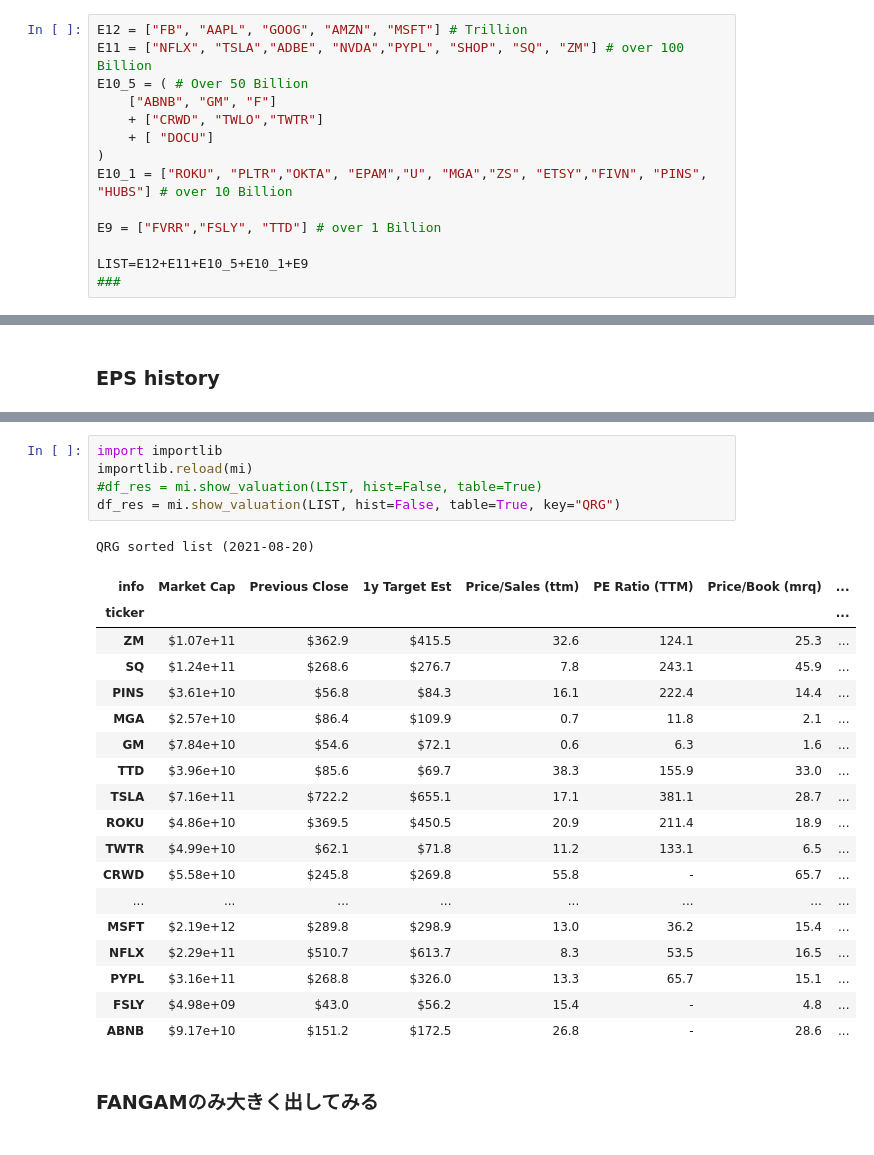
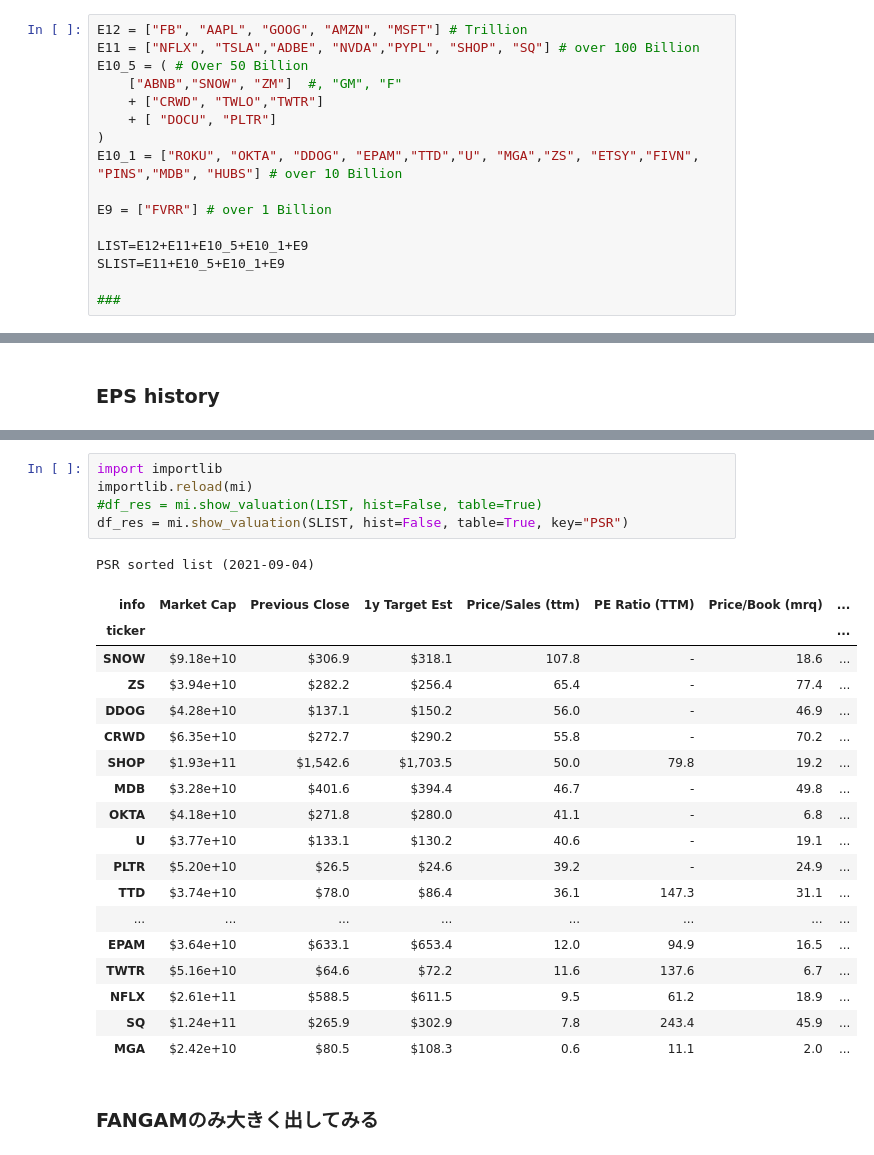
Before and after one commit to jnishii/stock-analysis, a Jupyter notebook: yahoo_fin/EPS-analysis.ipynb, the cells around one changed output, grey strips where cells are left out. Saved outputs shown, nothing was run; the diff lists cells and outputs as text.

```diff
--- a/yahoo_fin/EPS-analysis.ipynb
+++ b/yahoo_fin/EPS-analysis.ipynb
@@ -37,17 +35,19 @@ growth1=ant+saas+ecommerce
 growth2=fintech+media+techs+eauto
 # %%
 E12 = ["FB", "AAPL", "GOOG", "AMZN", "MSFT"] # Trillion
-E11 = ["NFLX", "TSLA","ADBE", "NVDA","PYPL", "SHOP", "SQ", "ZM"] # over 100 Billion
+E11 = ["NFLX", "TSLA","ADBE", "NVDA","PYPL", "SHOP", "SQ"] # over 100 Billion
 E10_5 = ( # Over 50 Billion
-    ["ABNB", "GM", "F"]
+    ["ABNB","SNOW", "ZM"]  #, "GM", "F"
     + ["CRWD", "TWLO","TWTR"]
-    + [ "DOCU"]
+    + [ "DOCU", "PLTR"]
 )
-E10_1 = ["ROKU", "PLTR","OKTA", "EPAM","U", "MGA","ZS", "ETSY","FIVN", "PINS", "HUBS"] # over 10 Billion
+E10_1 = ["ROKU", "OKTA", "DDOG", "EPAM","TTD","U", "MGA","ZS", "ETSY","FIVN", "PINS","MDB", "HUBS"] # over 10 Billion
 
-E9 = ["FVRR","FSLY", "TTD"] # over 1 Billion
+E9 = ["FVRR"] # over 1 Billion
 
 LIST=E12+E11+E10_5+E10_1+E9
+SLIST=E11+E10_5+E10_1+E9
+
 ###
 # %% [markdown]
 ### PSR distribution and Market Cap
@@ -177,28 +159,28 @@ PSR sorted list (2021-08-20)
 # %%
 import importlib
 importlib.reload(mi)
 #df_res = mi.show_valuation(LIST, hist=False, table=True)
-df_res = mi.show_valuation(LIST, hist=False, table=True, key="QRG")
+df_res = mi.show_valuation(SLIST, hist=False, table=True, key="PSR")
 # %% [output]
-QRG sorted list (2021-08-20)
+PSR sorted list (2021-09-04)
 | info | Market Cap | Previous Close | 1y Target Est | Price/Sales (ttm) | PE Ratio (TTM) | Price/Book (mrq) | ... |
 | ticker |  |  |  |  |  |  | ... |
-| ZM | $1.07e+11 | $362.9 | $415.5 | 32.6 | 124.1 | 25.3 | ... |
-| SQ | $1.24e+11 | $268.6 | $276.7 | 7.8 | 243.1 | 45.9 | ... |
-| PINS | $3.61e+10 | $56.8 | $84.3 | 16.1 | 222.4 | 14.4 | ... |
-| MGA | $2.57e+10 | $86.4 | $109.9 | 0.7 | 11.8 | 2.1 | ... |
-| GM | $7.84e+10 | $54.6 | $72.1 | 0.6 | 6.3 | 1.6 | ... |
-| TTD | $3.96e+10 | $85.6 | $69.7 | 38.3 | 155.9 | 33.0 | ... |
-| TSLA | $7.16e+11 | $722.2 | $655.1 | 17.1 | 381.1 | 28.7 | ... |
-| ROKU | $4.86e+10 | $369.5 | $450.5 | 20.9 | 211.4 | 18.9 | ... |
-| TWTR | $4.99e+10 | $62.1 | $71.8 | 11.2 | 133.1 | 6.5 | ... |
-| CRWD | $5.58e+10 | $245.8 | $269.8 | 55.8 | - | 65.7 | ... |
+| SNOW | $9.18e+10 | $306.9 | $318.1 | 107.8 | - | 18.6 | ... |
+| ZS | $3.94e+10 | $282.2 | $256.4 | 65.4 | - | 77.4 | ... |
+| DDOG | $4.28e+10 | $137.1 | $150.2 | 56.0 | - | 46.9 | ... |
+| CRWD | $6.35e+10 | $272.7 | $290.2 | 55.8 | - | 70.2 | ... |
+| SHOP | $1.93e+11 | $1,542.6 | $1,703.5 | 50.0 | 79.8 | 19.2 | ... |
+| MDB | $3.28e+10 | $401.6 | $394.4 | 46.7 | - | 49.8 | ... |
+| OKTA | $4.18e+10 | $271.8 | $280.0 | 41.1 | - | 6.8 | ... |
+| U | $3.77e+10 | $133.1 | $130.2 | 40.6 | - | 19.1 | ... |
+| PLTR | $5.20e+10 | $26.5 | $24.6 | 39.2 | - | 24.9 | ... |
+| TTD | $3.74e+10 | $78.0 | $86.4 | 36.1 | 147.3 | 31.1 | ... |
 | ... | ... | ... | ... | ... | ... | ... | ... |
-| MSFT | $2.19e+12 | $289.8 | $298.9 | 13.0 | 36.2 | 15.4 | ... |
-| NFLX | $2.29e+11 | $510.7 | $613.7 | 8.3 | 53.5 | 16.5 | ... |
-| PYPL | $3.16e+11 | $268.8 | $326.0 | 13.3 | 65.7 | 15.1 | ... |
-| FSLY | $4.98e+09 | $43.0 | $56.2 | 15.4 | - | 4.8 | ... |
-| ABNB | $9.17e+10 | $151.2 | $172.5 | 26.8 | - | 28.6 | ... |
+| EPAM | $3.64e+10 | $633.1 | $653.4 | 12.0 | 94.9 | 16.5 | ... |
+| TWTR | $5.16e+10 | $64.6 | $72.2 | 11.6 | 137.6 | 6.7 | ... |
+| NFLX | $2.61e+11 | $588.5 | $611.5 | 9.5 | 61.2 | 18.9 | ... |
+| SQ | $1.24e+11 | $265.9 | $302.9 | 7.8 | 243.4 | 45.9 | ... |
+| MGA | $2.42e+10 | $80.5 | $108.3 | 0.6 | 11.1 | 2.0 | ... |
 # %% [markdown]
 ### FANGAMのみ大きく出してみる
 # %%
```
Also changed, not shown: parts of 8 cells of this notebook, 3 other files.
